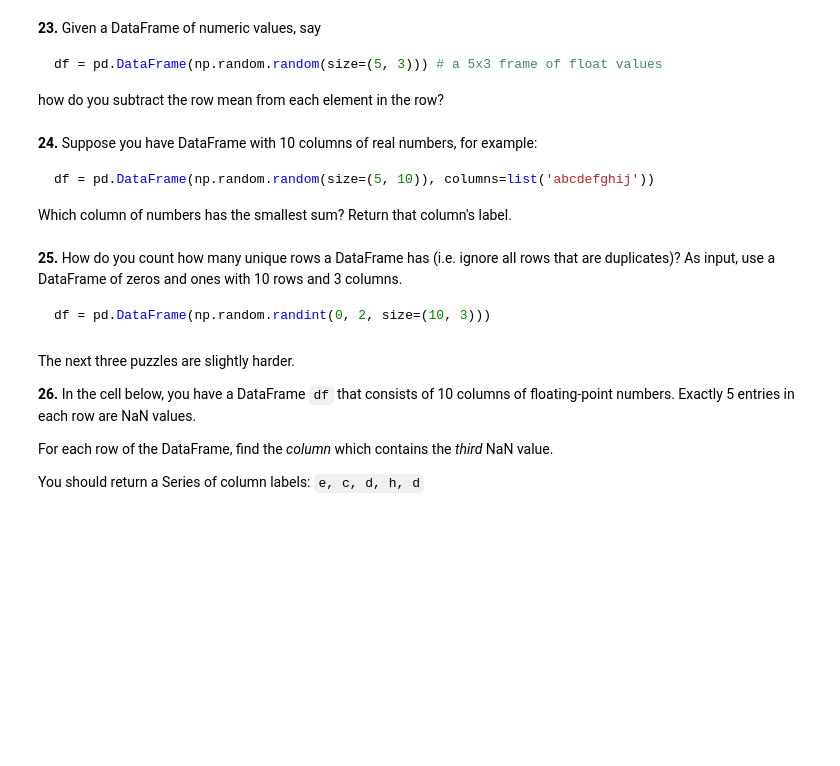
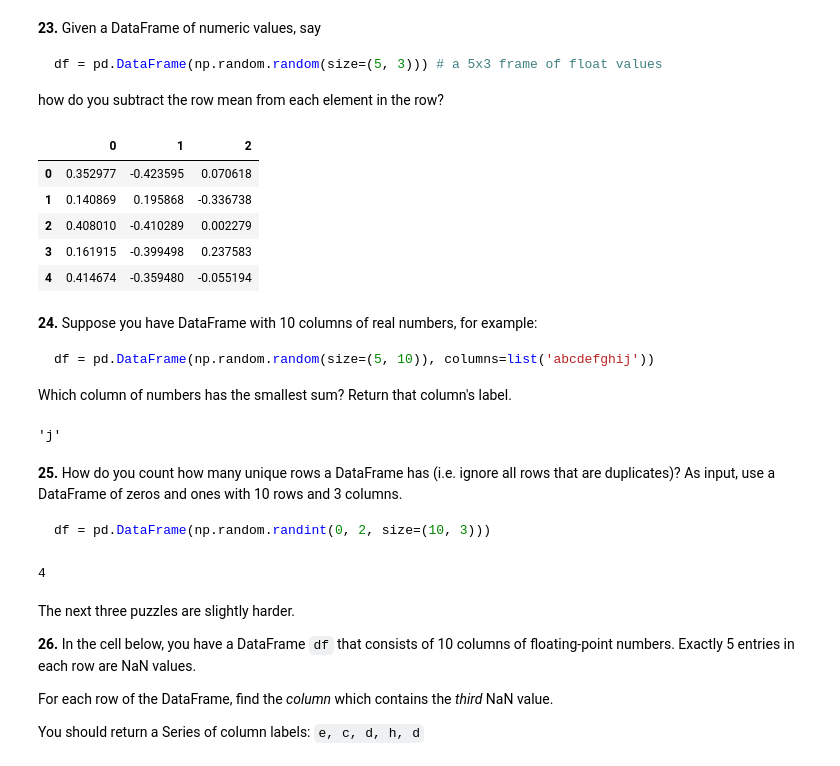
Before and after one commit to SamuelD-Data/100-pandas-puzzles, a Jupyter notebook: 100-pandas-puzzles.ipynb, the cells around one changed output. Drawn from its saved outputs; the diff is of its cells as text; code cells hidden in the pictures; blank space fills up the shorter version.

````diff
--- a/100-pandas-puzzles.ipynb
+++ b/100-pandas-puzzles.ipynb
@@ -355,6 +355,17 @@ df = pd.DataFrame(np.random.random(size=(5, 3))) # a 5x3 frame of float values
 ```
 
 how do you subtract the row mean from each element in the row?
+# %%
+df = pd.DataFrame(np.random.random(size=(5, 3)))
+
+df.sub(df.mean(axis=1), axis=0)
+# %% [output]
+|  | 0 | 1 | 2 |
+| 0 | 0.352977 | -0.423595 | 0.070618 |
+| 1 | 0.140869 | 0.195868 | -0.336738 |
+| 2 | 0.408010 | -0.410289 | 0.002279 |
+| 3 | 0.161915 | -0.399498 | 0.237583 |
+| 4 | 0.414674 | -0.359480 | -0.055194 |
 # %% [markdown]
 **24.** Suppose you have DataFrame with 10 columns of real numbers, for example:
 
@@ -362,12 +373,26 @@ how do you subtract the row mean from each element in the row?
 df = pd.DataFrame(np.random.random(size=(5, 10)), columns=list('abcdefghij'))
 ```
 Which column of numbers has the smallest sum?  Return that column's label.
+# %%
+df = pd.DataFrame(np.random.random(size=(5, 10)), columns=list('abcdefghij'))
+
+df.sum().idxmin()
+# %% [output]
+'j'
 # %% [markdown]
 **25.** How do you count how many unique rows a DataFrame has (i.e. ignore all rows that are duplicates)? As input, use a DataFrame of zeros and ones with 10 rows and 3 columns.
 
 ```python
 df = pd.DataFrame(np.random.randint(0, 2, size=(10, 3)))
 ```
+# %%
+df = pd.DataFrame(np.random.randint(0, 2, size=(10, 3)))
+
+# or perhaps more simply...
+
+len(df.drop_duplicates(keep=False))
+# %% [output]
+4
 # %% [markdown]
 The next three puzzles are slightly harder.
 
````
Also changed, not shown: parts of 4 cells of this notebook.
